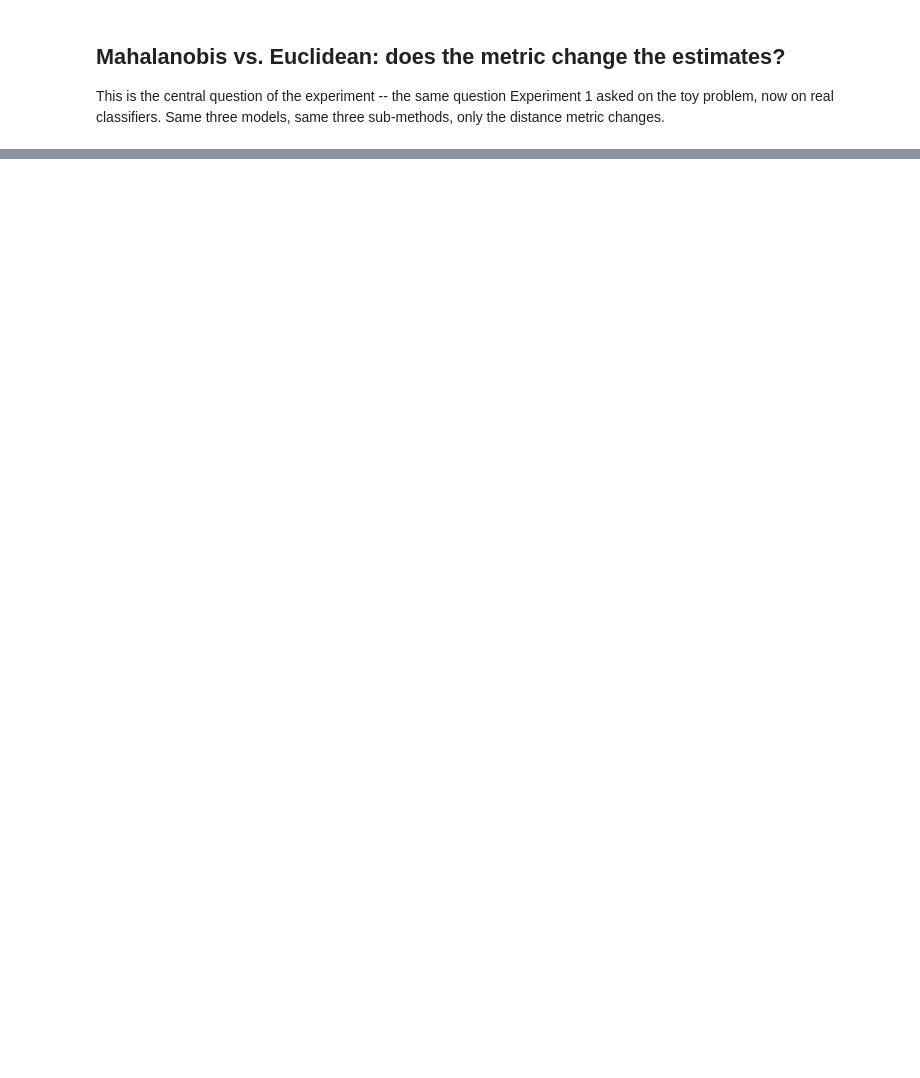
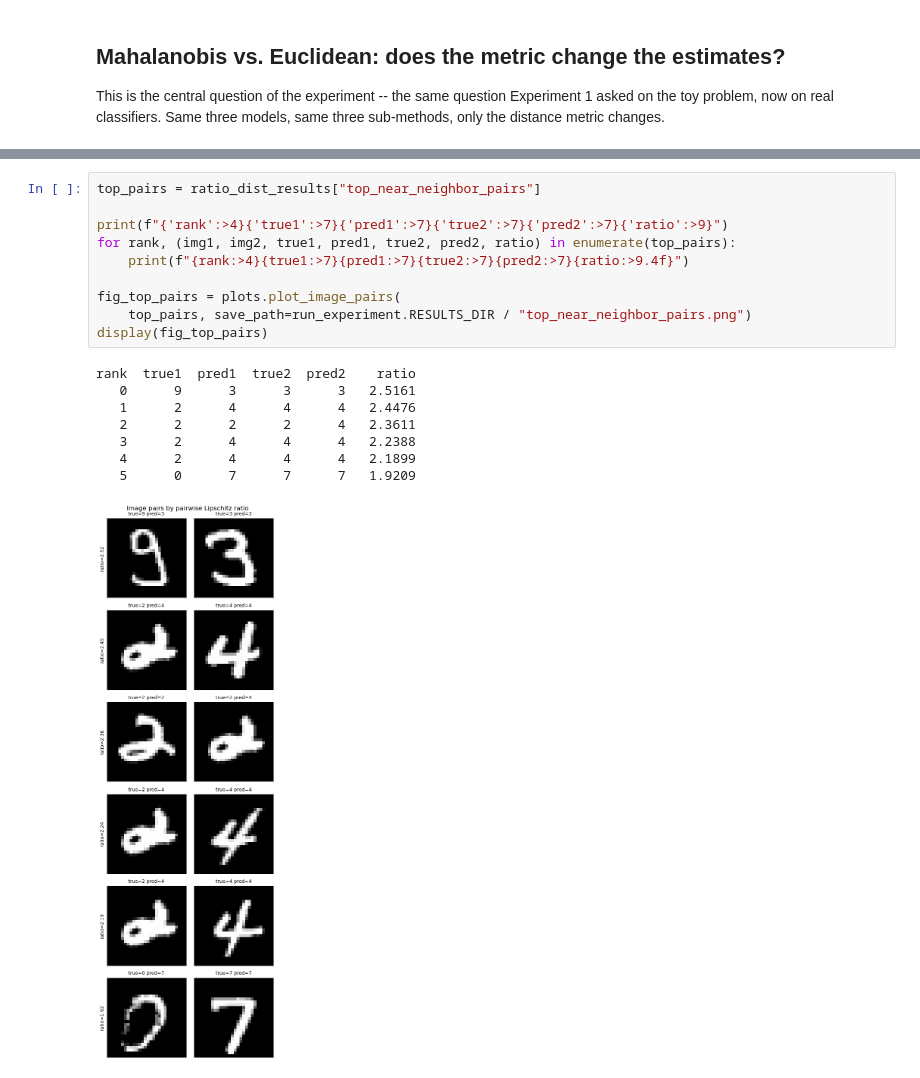
Before and after one commit to Kilobyte947/Datasig, a Jupyter notebook: mnist_lipschitz/notebook_mnist_lipschitz.ipynb, the cells around one changed output, grey strips where cells are left out. Saved outputs shown, nothing was run; the diff lists cells and outputs as text; blank space fills up the shorter version.

```diff
--- a/mnist_lipschitz/notebook_mnist_lipschitz.ipynb
+++ b/mnist_lipschitz/notebook_mnist_lipschitz.ipynb
@@ -186,3 +266,22 @@ fig_agree_mahalanobis = plots.plot_submethod_agreement(
+# %%
+top_pairs = ratio_dist_results["top_near_neighbor_pairs"]
+
+print(f"{'rank':>4}{'true1':>7}{'pred1':>7}{'true2':>7}{'pred2':>7}{'ratio':>9}")
+for rank, (img1, img2, true1, pred1, true2, pred2, ratio) in enumerate(top_pairs):
+    print(f"{rank:>4}{true1:>7}{pred1:>7}{true2:>7}{pred2:>7}{ratio:>9.4f}")
+
+fig_top_pairs = plots.plot_image_pairs(
+    top_pairs, save_path=run_experiment.RESULTS_DIR / "top_near_neighbor_pairs.png")
+display(fig_top_pairs)
+# %% [output]
+rank  true1  pred1  true2  pred2    ratio
+   0      9      3      3      3   2.5161
+   1      2      4      4      4   2.4476
+   2      2      2      2      4   2.3611
+   3      2      4      4      4   2.2388
+   4      2      4      4      4   2.1899
+   5      0      7      7      7   1.9209
+[figure, added]
 # %% [markdown]
 ## Summary and status
 
```
Also changed, not shown: parts of 12 cells of this notebook, 5 other files.
